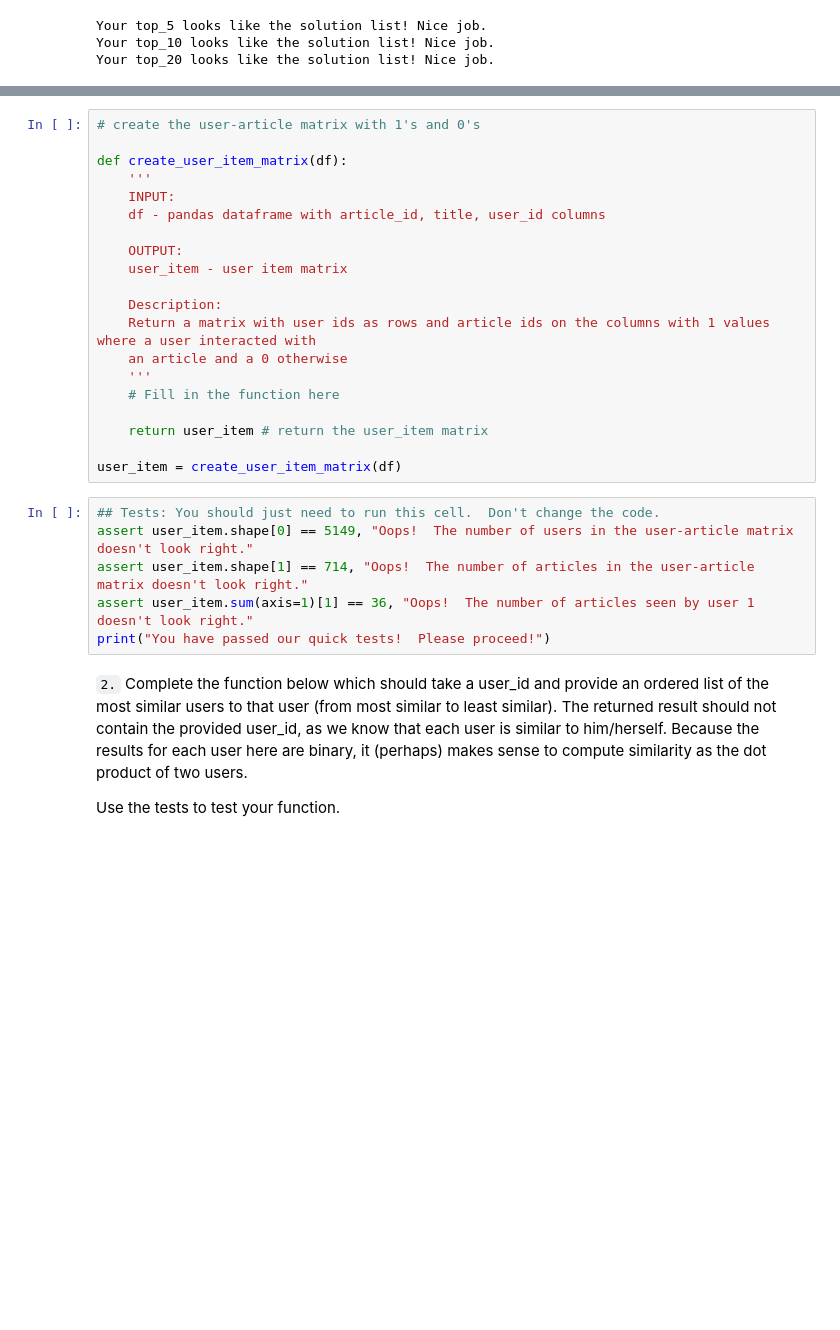
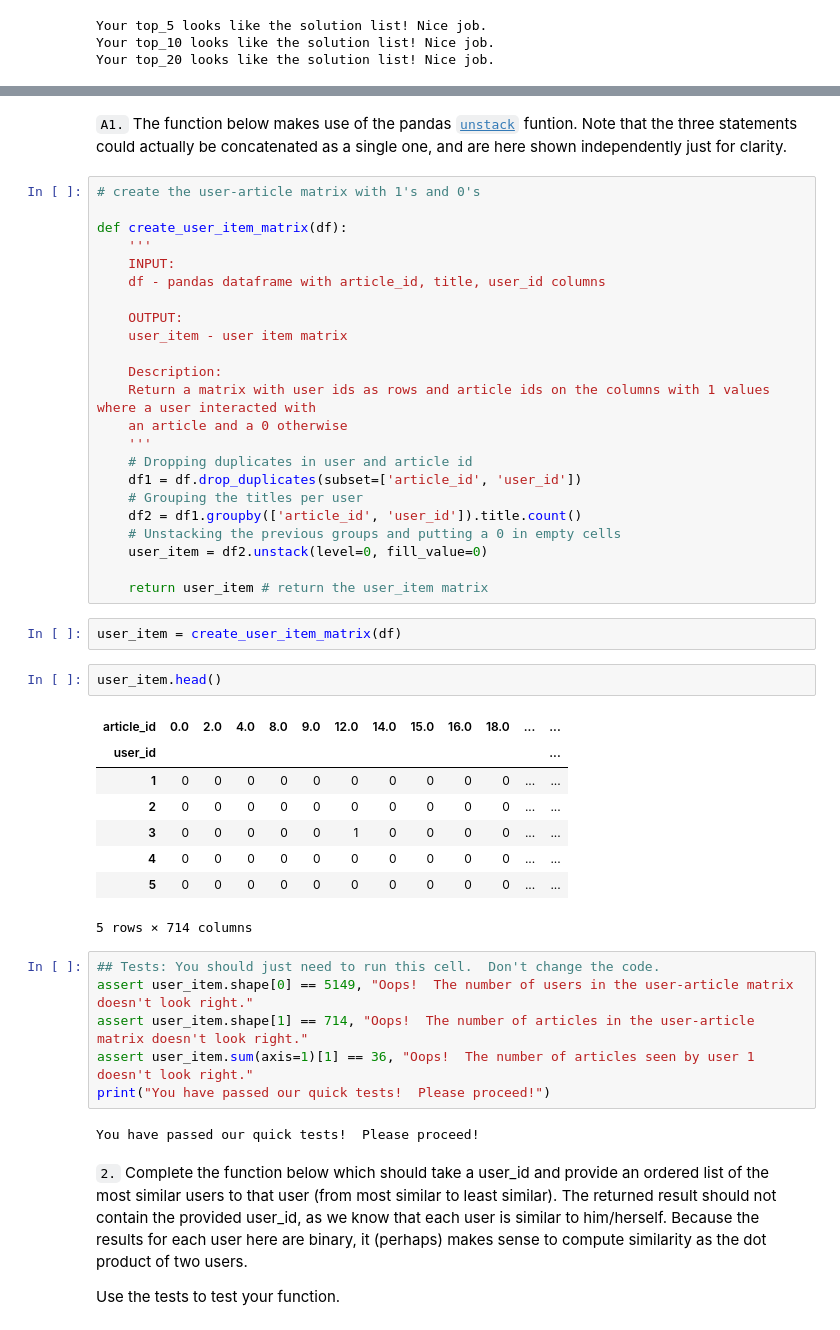
Before and after one commit to Data-Science-NDegree-MRusso/DSND-P5-Recommendation-Engine, a Jupyter notebook: Recommendations_with_IBM.ipynb, the cells around one changed output, grey strips where cells are left out. Saved outputs shown, nothing was run; the diff lists cells and outputs as text; blank space fills up the shorter version.

```diff
--- a/Recommendations_with_IBM.ipynb
+++ b/Recommendations_with_IBM.ipynb
@@ -355,6 +353,8 @@ Your top_20 looks like the solution list! Nice job.
 * **If a user has not interacted with an item, then place a zero where the user-row meets for that article-column**.
 
 Use the tests to make sure the basic structure of your matrix matches what is expected by the solution.
+# %% [markdown]
+`A1.` The function below makes use of the pandas [`unstack`](https://pandas.pydata.org/docs/reference/api/pandas.DataFrame.unstack.html) funtion. Note that the three statements could actually be concatenated as a single one, and are here shown independently just for clarity.
 # %%
 # create the user-article matrix with 1's and 0's
 
@@ -370,17 +370,35 @@ def create_user_item_matrix(df):
     Return a matrix with user ids as rows and article ids on the columns with 1 values where a user interacted with
     an article and a 0 otherwise
     '''
-    # Fill in the function here
+    # Dropping duplicates in user and article id
+    df1 = df.drop_duplicates(subset=['article_id', 'user_id'])
+    # Grouping the titles per user
+    df2 = df1.groupby(['article_id', 'user_id']).title.count()
+    # Unstacking the previous groups and putting a 0 in empty cells
+    user_item = df2.unstack(level=0, fill_value=0)
 
     return user_item # return the user_item matrix
-
-user_item = create_user_item_matrix(df)
+# %%
+user_item = create_user_item_matrix(df)
+# %%
+user_item.head()
+# %% [output]
+| article_id | 0.0 | 2.0 | 4.0 | 8.0 | 9.0 | 12.0 | 14.0 | 15.0 | 16.0 | 18.0 | ... | ... |
+| user_id |  |  |  |  |  |  |  |  |  |  |  | ... |
+| 1 | 0 | 0 | 0 | 0 | 0 | 0 | 0 | 0 | 0 | 0 | ... | ... |
+| 2 | 0 | 0 | 0 | 0 | 0 | 0 | 0 | 0 | 0 | 0 | ... | ... |
+| 3 | 0 | 0 | 0 | 0 | 0 | 1 | 0 | 0 | 0 | 0 | ... | ... |
+| 4 | 0 | 0 | 0 | 0 | 0 | 0 | 0 | 0 | 0 | 0 | ... | ... |
+| 5 | 0 | 0 | 0 | 0 | 0 | 0 | 0 | 0 | 0 | 0 | ... | ... |
+5 rows × 714 columns
 # %%
 ## Tests: You should just need to run this cell.  Don't change the code.
 assert user_item.shape[0] == 5149, "Oops!  The number of users in the user-article matrix doesn't look right."
 assert user_item.shape[1] == 714, "Oops!  The number of articles in the user-article matrix doesn't look right."
 assert user_item.sum(axis=1)[1] == 36, "Oops!  The number of articles seen by user 1 doesn't look right."
 print("You have passed our quick tests!  Please proceed!")
+# %% [output]
+You have passed our quick tests!  Please proceed!
 # %% [markdown]
 `2.` Complete the function below which should take a user_id and provide an ordered list of the most similar users to that user (from most similar to least similar).  The returned result should not contain the provided user_id, as we know that each user is similar to him/herself. Because the results for each user here are binary, it (perhaps) makes sense to compute similarity as the dot product of two users.
 
```
Also changed, not shown: parts of 6 cells of this notebook.
